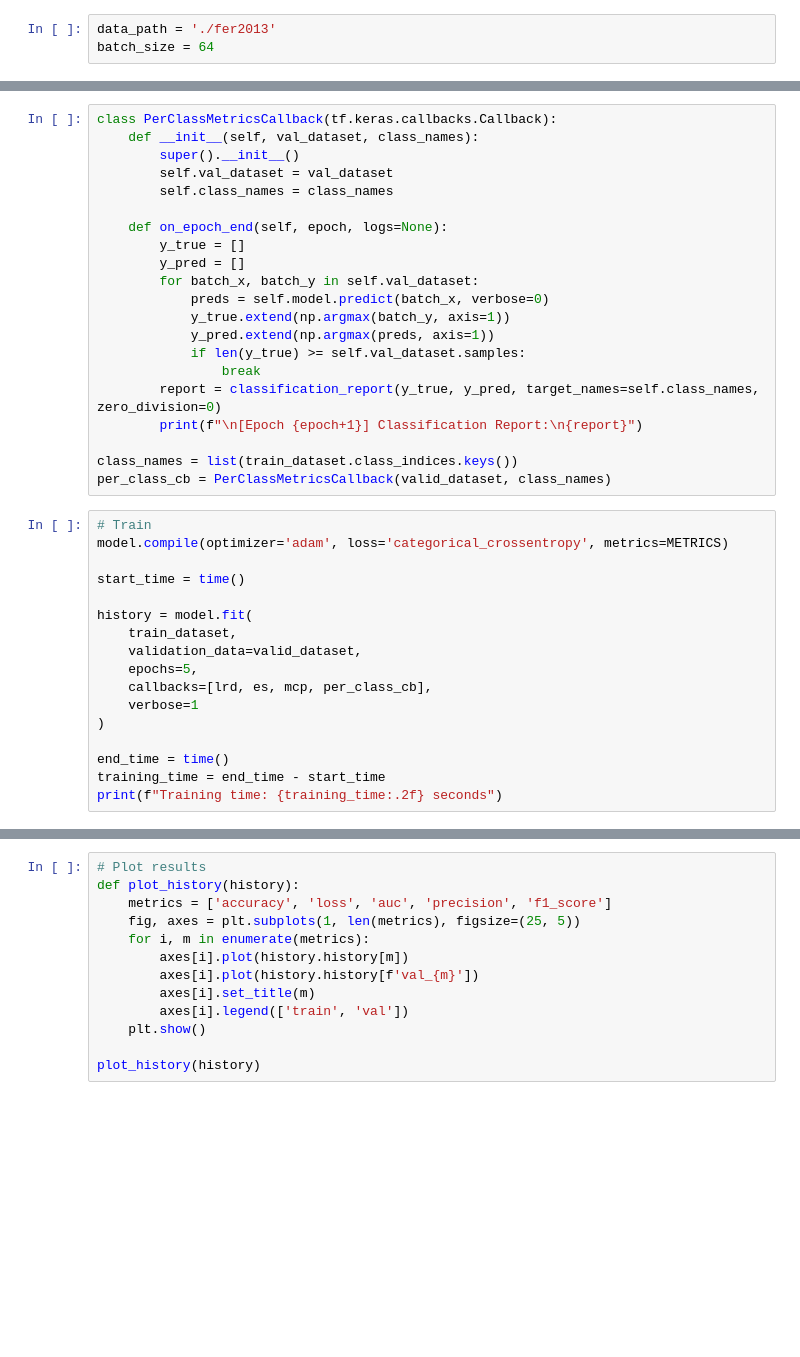
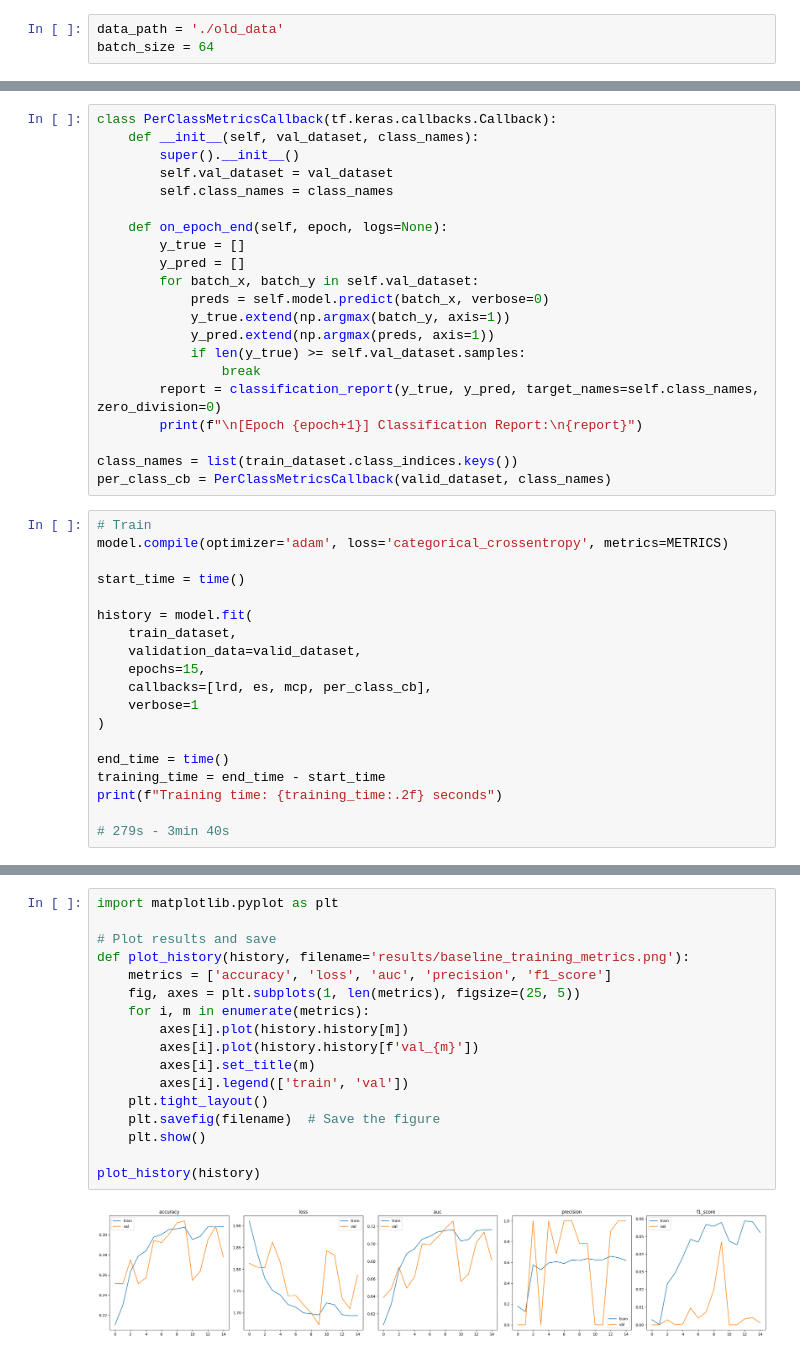
Before and after one commit to yuyanwang03/DeepLearningProject, a Jupyter notebook: KerasBaseline.ipynb, the cells around one changed output, grey strips where cells are left out. Saved outputs shown, nothing was run; the diff lists cells and outputs as text; blank space fills up the shorter version.

Commit message:
improved plots and runed baseline

```diff
--- a/KerasBaseline.ipynb
+++ b/KerasBaseline.ipynb
@@ -22,7 +22,7 @@ TensorFlow version: 2.19.0
 Available devices:
 PhysicalDevice(name='/physical_device:CPU:0', device_type='CPU')
 # %%
-data_path = './fer2013'
+data_path = './old_data'
 batch_size = 64
 # %%
 import numpy as np
@@ -186,7 +184,7 @@ start_time = time()
 history = model.fit(
     train_dataset,
     validation_data=valid_dataset,
-    epochs=5,
+    epochs=15,
     callbacks=[lrd, es, mcp, per_class_cb],
     verbose=1
 )
@@ -194,4 +192,6 @@ history = model.fit(
 end_time = time()
 training_time = end_time - start_time
 print(f"Training time: {training_time:.2f} seconds")
+
+# 279s - 3min 40s
 # %% [output]
@@ -216,13 +216,19 @@ KeyboardInterrupt:
 # %%
-# Plot results
-def plot_history(history):
+import matplotlib.pyplot as plt
+
+# Plot results and save
+def plot_history(history, filename='results/baseline_training_metrics.png'):
     metrics = ['accuracy', 'loss', 'auc', 'precision', 'f1_score']
     fig, axes = plt.subplots(1, len(metrics), figsize=(25, 5))
     for i, m in enumerate(metrics):
         axes[i].plot(history.history[m])
         axes[i].plot(history.history[f'val_{m}'])
         axes[i].set_title(m)
         axes[i].legend(['train', 'val'])
+    plt.tight_layout()
+    plt.savefig(filename)  # Save the figure
     plt.show()
 
 plot_history(history)
+# %% [output]
+[figure, added]
```
Also changed, not shown: parts of 2 cells of this notebook, 27 other files.
